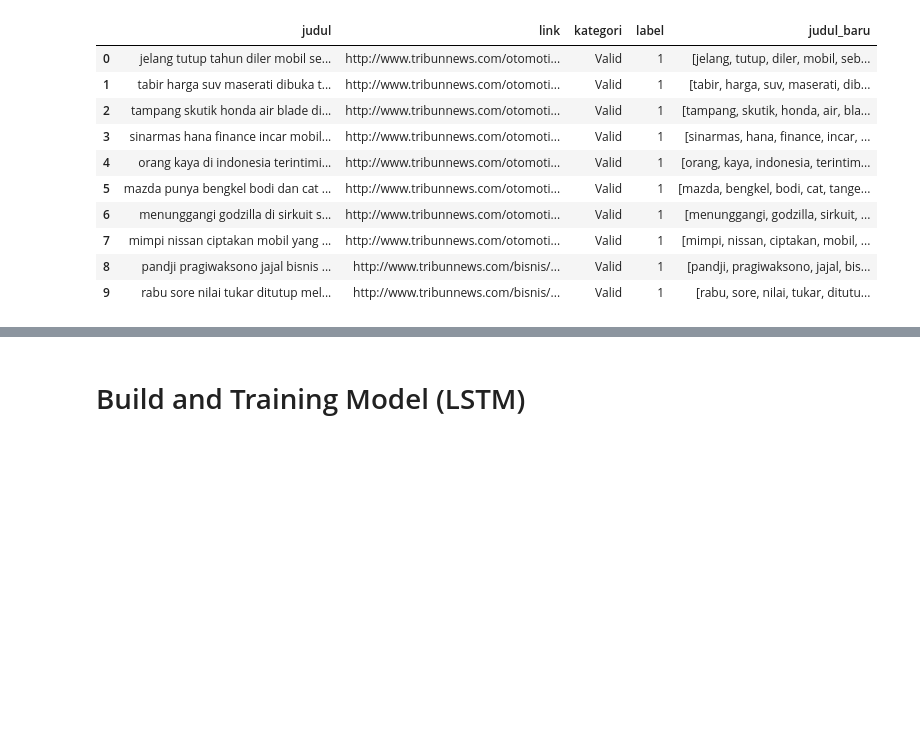
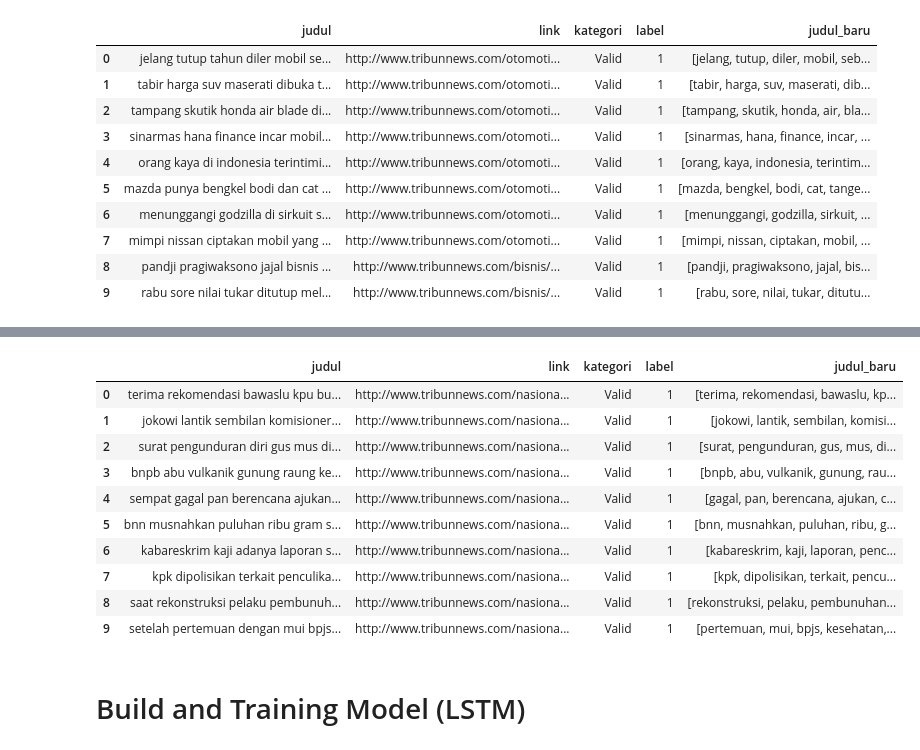
Before and after one commit to FakeNews-Detector/FakeNews-Classification, a Jupyter notebook: src/Fake_News_Detector.ipynb, the cells around one changed output, grey strips where cells are left out. Cells and saved outputs as stored; diff of their text form; code cells hidden in the pictures; blank space fills up the shorter version.

```diff
--- a/src/Fake_News_Detector.ipynb
+++ b/src/Fake_News_Detector.ipynb
@@ -238,0 +257,3 @@ Name: label, dtype: int64
+# %%
+clean_data_testing = pd.read_excel("D://Kuliah//Bangkit 2022//Fake-News Detector//FakeNews-Model//data//testing_coba.xlsx")
+clean_data_testing
@@ -381,0 +448,4 @@ df.head(10)
+# %%
+#lowering text
+clean_data_testing['judul'] = clean_data_testing['judul'].apply(lambda x: x.lower())
+clean_data_testing.head(10)
@@ -381,0 +464,8 @@ df.head(10)
+# %%
+#remove number
+def remove_number(text):
+    no_number = re.sub(r'\d', '', text)
+    return no_number
+
+clean_data_testing['judul'] = clean_data_testing['judul'].apply(lambda x: remove_number(x))
+clean_data_testing.head(10)
@@ -381,0 +484,4 @@ df.head(10)
+# %%
+#remove emoji
+clean_data_testing["judul"] = clean_data_testing["judul"].apply(lambda x: x.encode('ascii', 'ignore').decode('ascii'))
+clean_data_testing.head(10)
@@ -382,3 +500,38 @@ df.head(10)
+# %%
+#define stemming
+factory = StemmerFactory()
+stemmer = factory.create_stemmer()
+
+#define stopwords
+stopword = stopwords.words('indonesian')
+stopword.extend(["c", "rp", "di", "ok", "tak", "r", "x", "i", "ini", "jadi", "ada", "ke", "dan", "akan",
+"sang", "yang", "ada", "bagi", "untuk", "pada", "dengan", "saat", "tidak", "nak", "tapi", "buat", "semua",
+"dari", "ingin", "gara", "saat", "anak", "hey", "bro"])
+
+def clean_text(text, stem=False):
+    tokens = []
+    for token in text.split():
+        if token not in stopword:
+            if stem:
+                tokens.append(stemmer.stem(token))
+            else:
+                tokens.append(token)
+    return tokens
+
+clean_data_testing['judul_baru'] = clean_data_testing['judul'].apply(lambda x: clean_text(x))
+clean_data_testing.head(10)
+# %% [output]
+|  | judul | link | kategori | label | judul_baru |
+| 0 | terima rekomendasi bawaslu kpu bu... | http://www.tribunnews.com/nasiona... | Valid | 1 | [terima, rekomendasi, bawaslu, kp... |
+| 1 | jokowi lantik sembilan komisioner... | http://www.tribunnews.com/nasiona... | Valid | 1 | [jokowi, lantik, sembilan, komisi... |
+| 2 | surat pengunduran diri gus mus di... | http://www.tribunnews.com/nasiona... | Valid | 1 | [surat, pengunduran, gus, mus, di... |
+| 3 | bnpb abu vulkanik gunung raung ke... | http://www.tribunnews.com/nasiona... | Valid | 1 | [bnpb, abu, vulkanik, gunung, rau... |
+| 4 | sempat gagal pan berencana ajukan... | http://www.tribunnews.com/nasiona... | Valid | 1 | [gagal, pan, berencana, ajukan, c... |
+| 5 | bnn musnahkan puluhan ribu gram s... | http://www.tribunnews.com/nasiona... | Valid | 1 | [bnn, musnahkan, puluhan, ribu, g... |
+| 6 | kabareskrim kaji adanya laporan s... | http://www.tribunnews.com/nasiona... | Valid | 1 | [kabareskrim, kaji, laporan, penc... |
+| 7 | kpk dipolisikan terkait penculika... | http://www.tribunnews.com/nasiona... | Valid | 1 | [kpk, dipolisikan, terkait, pencu... |
+| 8 | saat rekonstruksi pelaku pembunuh... | http://www.tribunnews.com/nasiona... | Valid | 1 | [rekonstruksi, pelaku, pembunuhan... |
+| 9 | setelah pertemuan dengan mui bpjs... | http://www.tribunnews.com/nasiona... | Valid | 1 | [pertemuan, mui, bpjs, kesehatan,... |
 # %% [markdown]
 # Build and Training Model (LSTM)
 # %%
```
Also changed, not shown: parts of 37 cells of this notebook, 12 other files.
